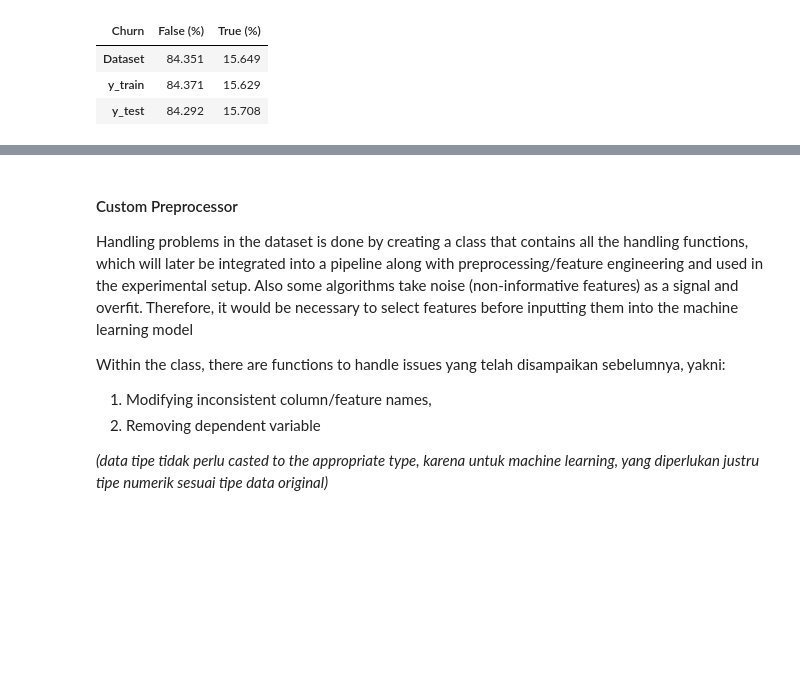
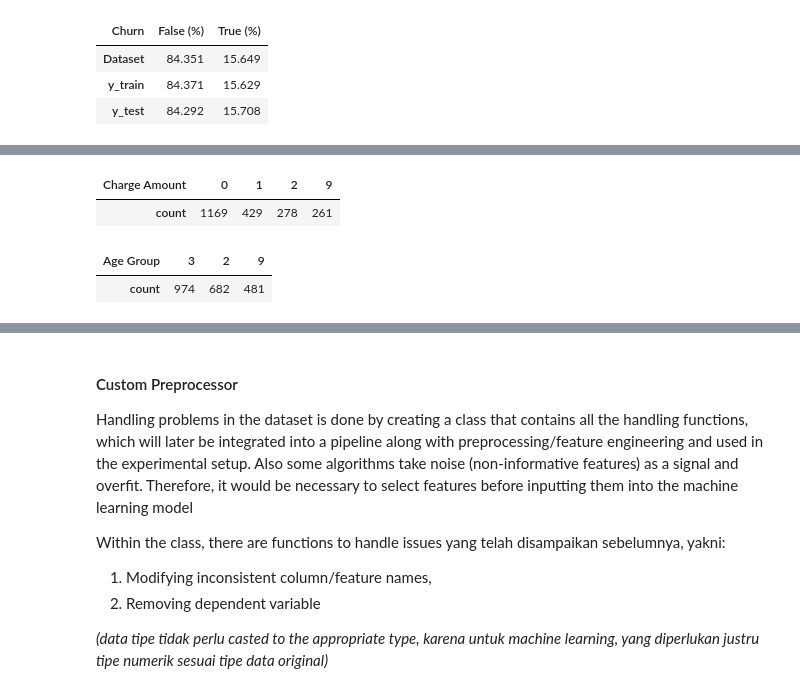
Before and after one commit to garudapaksi-yusuf/Iranian_Telecom_Churn, a Jupyter notebook: notebook/3. Data Modeling.ipynb, the cells around one changed output, grey strips where cells are left out. Drawn from its saved outputs; the diff is of its cells as text; code cells hidden in the pictures; blank space fills up the shorter version.

```diff
--- a/notebook/3. Data Modeling.ipynb
+++ b/notebook/3. Data Modeling.ipynb
@@ -127,0 +200,25 @@ Note:
+# %%
+new_label = 9
+
+for column in categorical_columns:
+    if X_train[column].nunique() > 2:
+        value_counts = X_train[column].value_counts()
+        threshold = X_train[column].value_counts().mean()
+        rare_labels = value_counts[value_counts < threshold].index
+
+        X_train_replaced = X_train[column].where(
+            cond=~X_train[column].isin(values=rare_labels),
+            other=new_label
+        )
+
+        display(
+            X_train_replaced\
+                .value_counts()\
+                    .to_frame()\
+                        .T
+        )
+# %% [output]
+| Charge Amount | 0 | 1 | 2 | 9 |
+| count | 1169 | 429 | 278 | 261 |
+| Age Group | 3 | 2 | 9 |
+| count | 974 | 682 | 481 |
```
Also changed, not shown: parts of 29 cells of this notebook, 1 other file.
